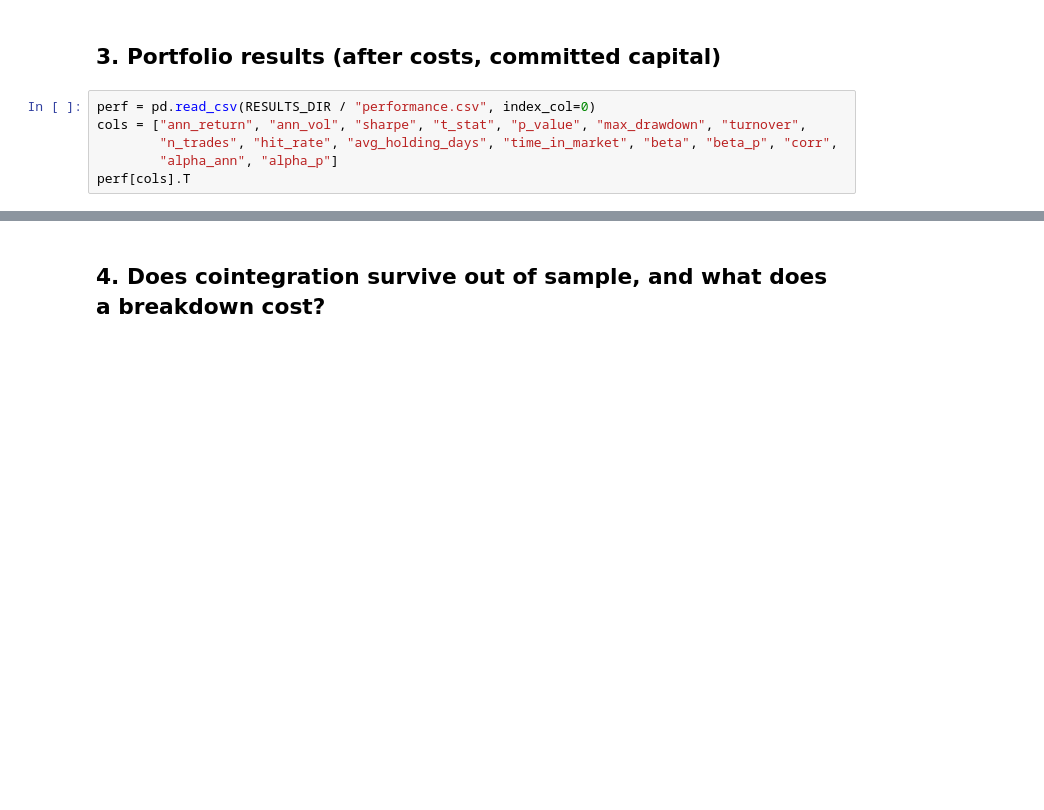
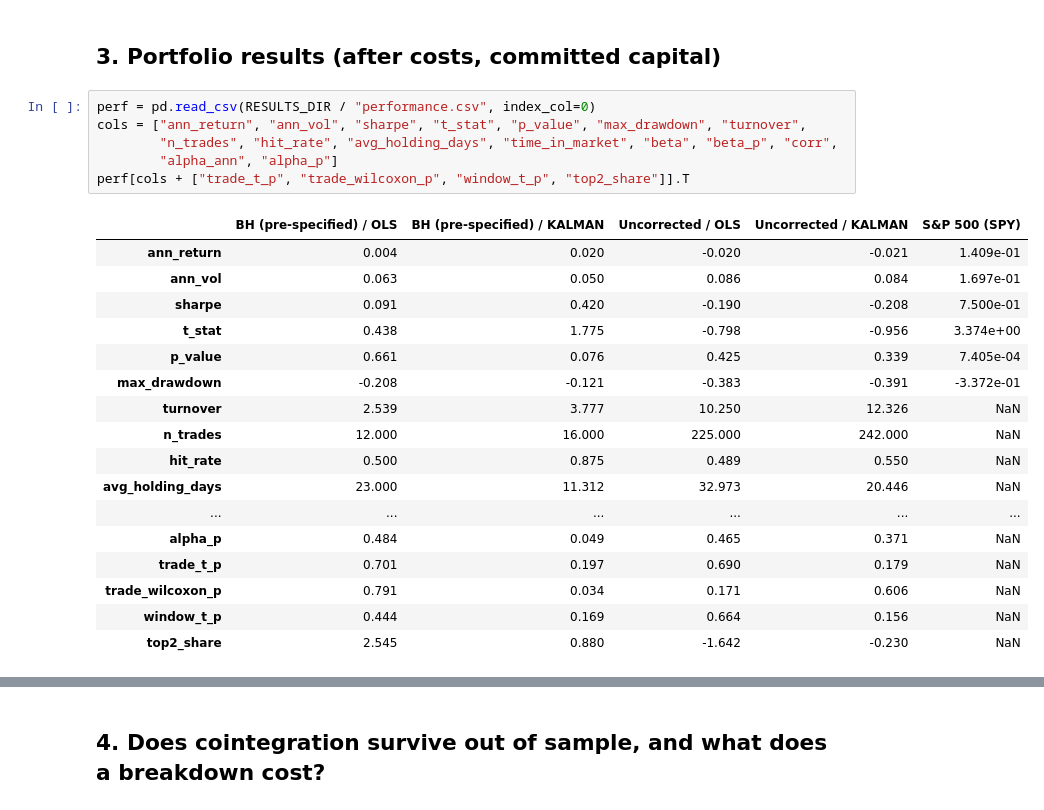
Before and after one commit to samberman-hi/yield-curve-modelling, a Jupyter notebook: notebooks/analysis.ipynb, the cells around one changed output, grey strips where cells are left out. Cells and saved outputs as stored; diff of their text form; blank space fills up the shorter version.

```diff
--- a/notebooks/analysis.ipynb
+++ b/notebooks/analysis.ipynb
@@ -84,8 +173,26 @@ which is why it is used only as a confirmation filter.
 # %%
 perf = pd.read_csv(RESULTS_DIR / "performance.csv", index_col=0)
 cols = ["ann_return", "ann_vol", "sharpe", "t_stat", "p_value", "max_drawdown", "turnover",
         "n_trades", "hit_rate", "avg_holding_days", "time_in_market", "beta", "beta_p", "corr",
         "alpha_ann", "alpha_p"]
-perf[cols].T
+perf[cols + ["trade_t_p", "trade_wilcoxon_p", "window_t_p", "top2_share"]].T
+# %% [output]
+|  | BH (pre-specified) / OLS | BH (pre-specified) / KALMAN | Uncorrected / OLS | Uncorrected / KALMAN | S&P 500 (SPY) |
+| ann_return | 0.004 | 0.020 | -0.020 | -0.021 | 1.409e-01 |
+| ann_vol | 0.063 | 0.050 | 0.086 | 0.084 | 1.697e-01 |
+| sharpe | 0.091 | 0.420 | -0.190 | -0.208 | 7.500e-01 |
+| t_stat | 0.438 | 1.775 | -0.798 | -0.956 | 3.374e+00 |
+| p_value | 0.661 | 0.076 | 0.425 | 0.339 | 7.405e-04 |
+| max_drawdown | -0.208 | -0.121 | -0.383 | -0.391 | -3.372e-01 |
+| turnover | 2.539 | 3.777 | 10.250 | 12.326 | NaN |
+| n_trades | 12.000 | 16.000 | 225.000 | 242.000 | NaN |
+| hit_rate | 0.500 | 0.875 | 0.489 | 0.550 | NaN |
+| avg_holding_days | 23.000 | 11.312 | 32.973 | 20.446 | NaN |
+| ... | ... | ... | ... | ... | ... |
+| alpha_p | 0.484 | 0.049 | 0.465 | 0.371 | NaN |
+| trade_t_p | 0.701 | 0.197 | 0.690 | 0.179 | NaN |
+| trade_wilcoxon_p | 0.791 | 0.034 | 0.171 | 0.606 | NaN |
+| window_t_p | 0.444 | 0.169 | 0.664 | 0.156 | NaN |
+| top2_share | 2.545 | 0.880 | -1.642 | -0.230 | NaN |
 # %%
 display(Image(FIGURES_DIR / "fig1_cumulative_returns.png"))
```
Also changed, not shown: parts of 19 cells of this notebook, 23 other files.
